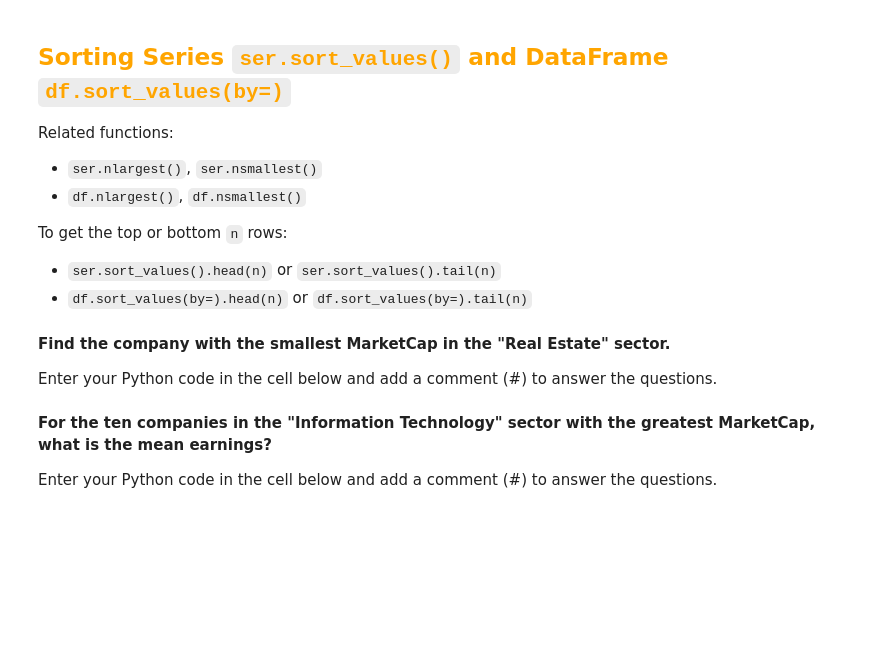
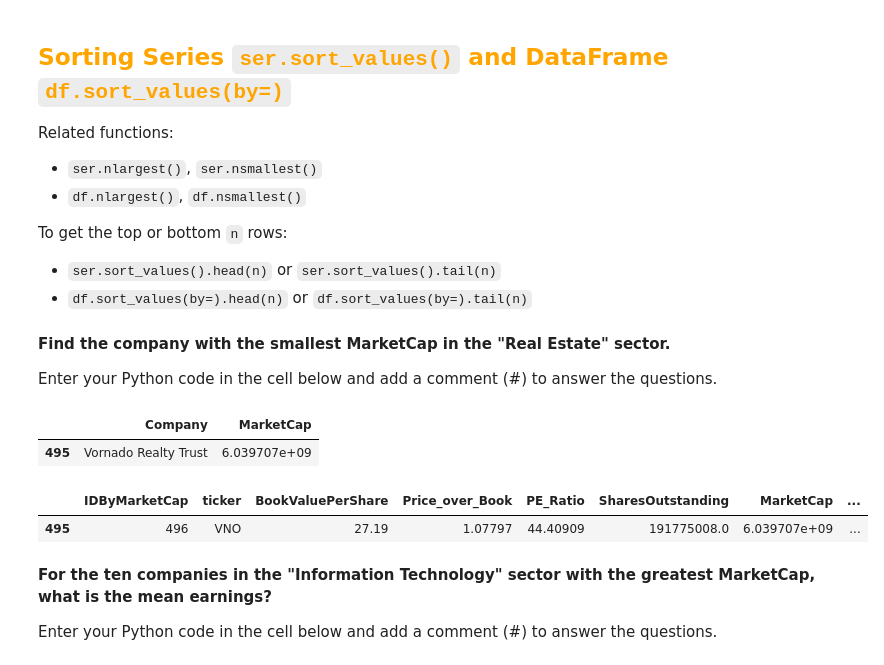
Before and after one commit to gmseong/BAM5103, a Jupyter notebook: Session_3_Recap,_Debugging,_Logical_Operations_and_Markdown.ipynb, the cells around one changed output. Saved outputs shown, nothing was run; the diff lists cells and outputs as text; code cells hidden in the pictures; blank space fills up the shorter version.

Commit message:
Calculated the company with the smallest marketcap

```diff
--- a/Session_3_Recap,_Debugging,_Logical_Operations_and_Markdown.ipynb
+++ b/Session_3_Recap,_Debugging,_Logical_Operations_and_Markdown.ipynb
@@ -105,6 +143,19 @@ To get the top or bottom `n` rows:
 **Find the company with the smallest MarketCap in the "Real Estate" sector.**
 
 Enter your Python code in the cell below and add a comment (#) to answer the questions.
+# %%
+real_estate_df = sp500df[sp500df['GICS.Sector'] == 'Real Estate']
+real_estate_df[['Company', 'MarketCap',]].sort_values(by='MarketCap').head(1)
+
+# Answer: Vornado Realty Trust
+# %% [output]
+|  | Company | MarketCap |
+| 495 | Vornado Realty Trust | 6.039707e+09 |
+# %%
+sp500df[sp500df['GICS.Sector'] == 'Real Estate'].sort_values(by="MarketCap").head(1)
+# %% [output]
+|  | IDByMarketCap | ticker | BookValuePerShare | Price_over_Book | PE_Ratio | SharesOutstanding | MarketCap | ... |
+| 495 | 496 | VNO | 27.19 | 1.07797 | 44.40909 | 191775008.0 | 6.039707e+09 | ... |
 # %% [markdown]
 **For the ten companies in the "Information Technology" sector with the greatest MarketCap, what is the mean earnings?**
 
```
Also changed, not shown: parts of 3 cells of this notebook.
